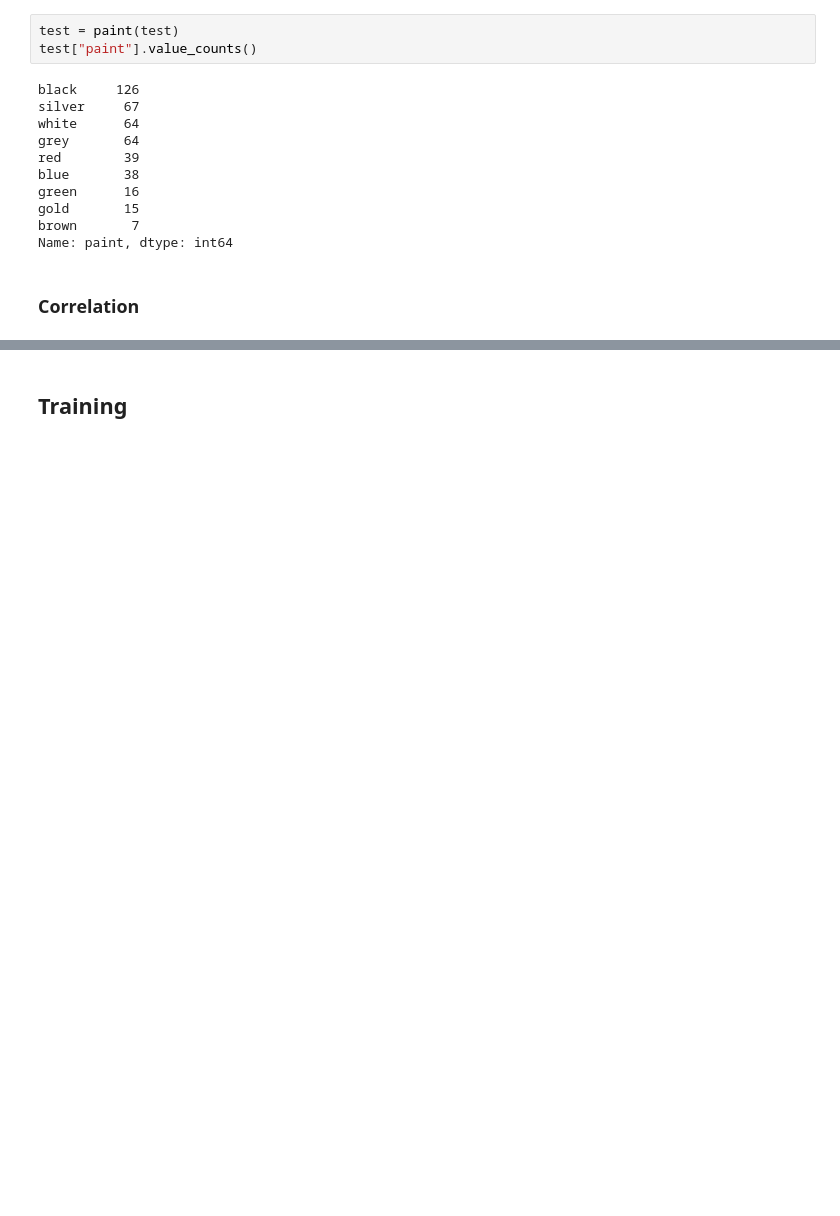
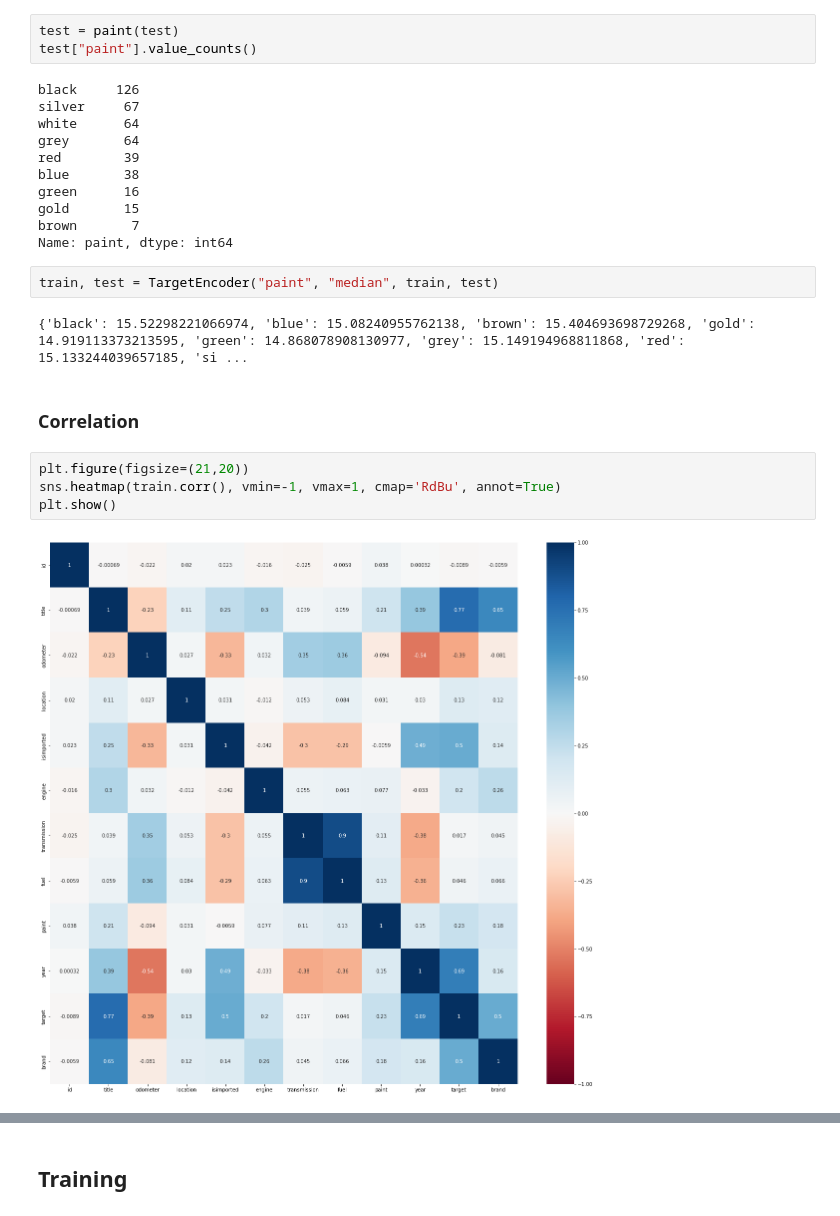
Before and after one commit to GNOEYHEAT/DACON, a Jupyter notebook: 235901_중고차 가격 예측 경진대회/1. Stacking.ipynb, the cells around one changed output, grey strips where cells are left out. Drawn from its saved outputs; the diff is of its cells as text; blank space fills up the shorter version.

```diff
--- a/235901_중고차 가격 예측 경진대회/1. Stacking.ipynb
+++ b/235901_중고차 가격 예측 경진대회/1. Stacking.ipynb
@@ -452,6 +535,16 @@ green      16
 gold       15
 brown       7
 Name: paint, dtype: int64
+# %%
+train, test = TargetEncoder("paint", "median", train, test)
+# %% [output]
+{'black': 15.52298221066974, 'blue': 15.08240955762138, 'brown': 15.404693698729268, 'gold': 14.919113373213595, 'green': 14.868078908130977, 'grey': 15.149194968811868, 'red': 15.133244039657185, 'si ...
 # %% [markdown]
 ### Correlation
+# %%
+plt.figure(figsize=(21,20))
+sns.heatmap(train.corr(), vmin=-1, vmax=1, cmap='RdBu', annot=True)
+plt.show()
+# %% [output]
+[figure, added]
 # %%
```
Also changed, not shown: parts of 36 cells of this notebook.
